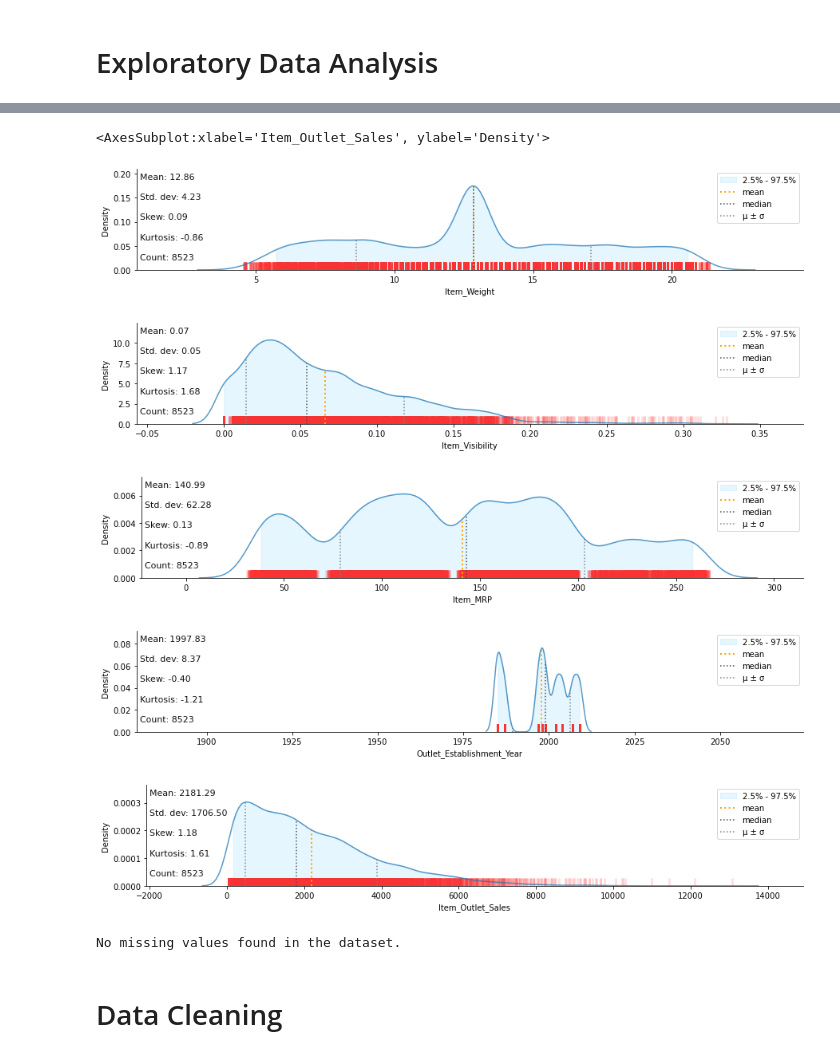
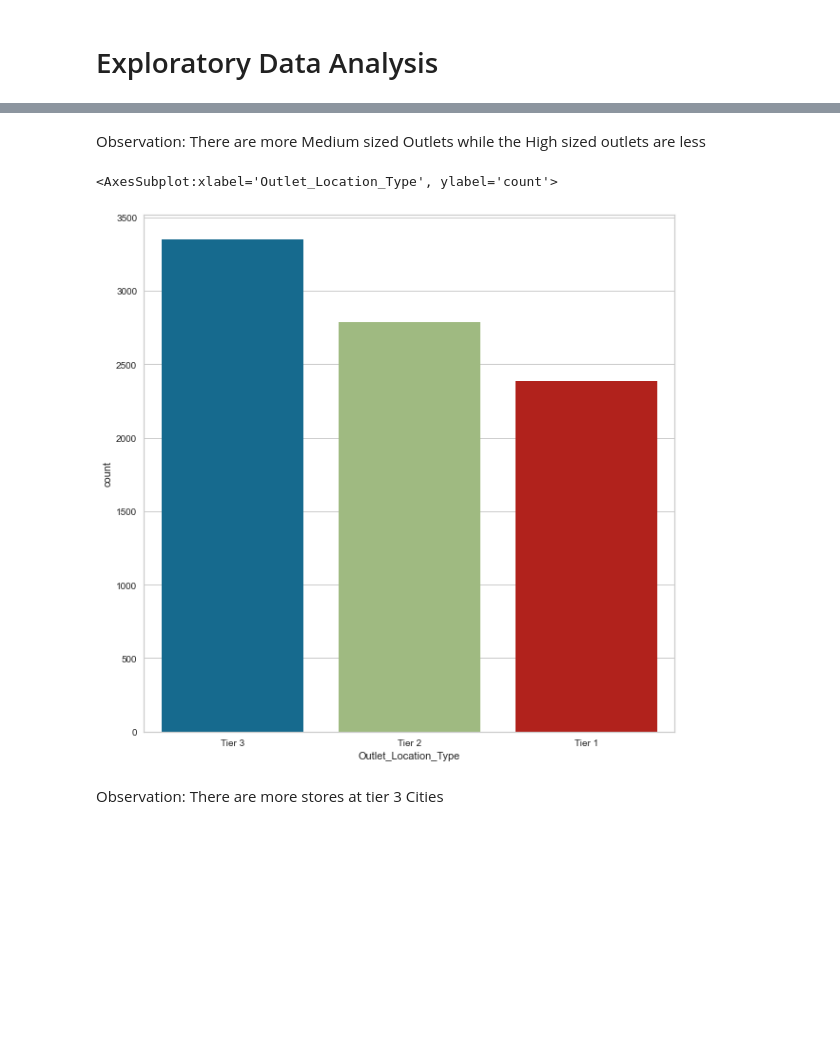
Before and after one commit to shashankb07/Big-Mart-Sales-Prediction, a Jupyter notebook: BigMart.ipynb, the cells around one changed output, grey strips where cells are left out. Saved outputs shown, nothing was run; the diff lists cells and outputs as text; code cells hidden in the pictures; blank space fills up the shorter version.

```diff
--- a/BigMart.ipynb
+++ b/BigMart.ipynb
@@ -120,6 +145,6 @@ test['Outlet_Size'].fillna(test['Outlet_Size'].mode()[0], inplace = True)
 # %% [markdown]
 # Feature Selection
 # %%
-train.drop(['Item_Identifier','Outlet_Identifier'],axis= 1,  inplace  = True)
-test.drop(['Item_Identifier','Outlet_Identifier'],axis= 1,  inplace  = True)
+# train.drop(['Item_Identifier','Outlet_Identifier'],axis= 1,  inplace  = True)
+# test.drop(['Item_Identifier','Outlet_Identifier'],axis= 1,  inplace  = True)
 # %%
@@ -144,0 +176,4 @@ test.head()
+# %%
+# # Combine fat content
+train['Item_Fat_Content'] = train['Item_Fat_Content'].replace({'LF':'Low Fat', 'low fat':'Low Fat','reg':'Regular'})
+test['Item_Fat_Content'] = test['Item_Fat_Content'].replace({'LF':'Low Fat', 'low fat':'Low Fat','reg':'Regular'})
@@ -145,2 +182,3 @@ test.head()
 # %%
-dtale.show(train)
+train['Years_Established'] = train['Outlet_Establishment_Year'].apply(lambda x: 2022 - x)
+test['Years_Established'] = test['Outlet_Establishment_Year'].apply(lambda x: 2022 - x)
@@ -185,15 +221,12 @@ klib.corr_plot(train) # returns a color-encoded heatmap, ideal for correlations
+# %% [markdown]
+Observation: There are more Medium sized Outlets while the High sized outlets are less
 # %%
-klib.dist_plot(train) # returns a distribution plot for every numeric feature
+# 3] Outlet_Location_Type
+plt.figure(figsize = (10,10))
+sns.countplot('Outlet_Location_Type', data = train, order = train['Outlet_Location_Type'].value_counts().index )
+# train['Outlet_Location_Type'].value_counts()
 # %% [output]
-<AxesSubplot:xlabel='Item_Outlet_Sales', ylabel='Density'>
+<AxesSubplot:xlabel='Outlet_Location_Type', ylabel='count'>
-[figure, old version]
+[figure, new version]
-[figure, removed]
-[figure, removed]
-[figure, removed]
-[figure, removed]
-# %%
-klib.missingval_plot(train) # returns a figure containing information about missing values
-# %% [output]
-No missing values found in the dataset.
-# %% [markdown]
-# Data Cleaning
+# %% [markdown]
+Observation: There are more stores at tier 3 Cities
```
Also changed, not shown: parts of 107 cells of this notebook.
